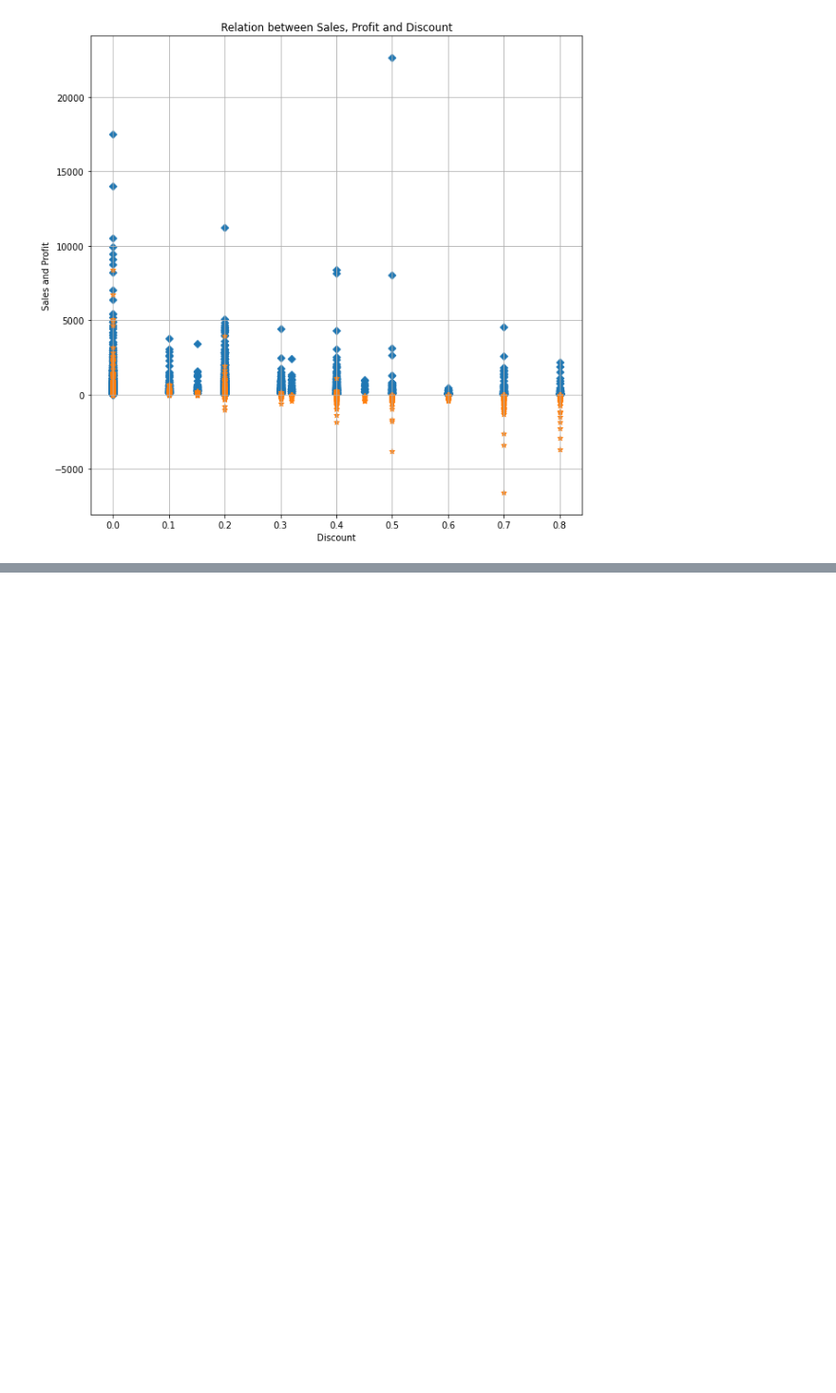
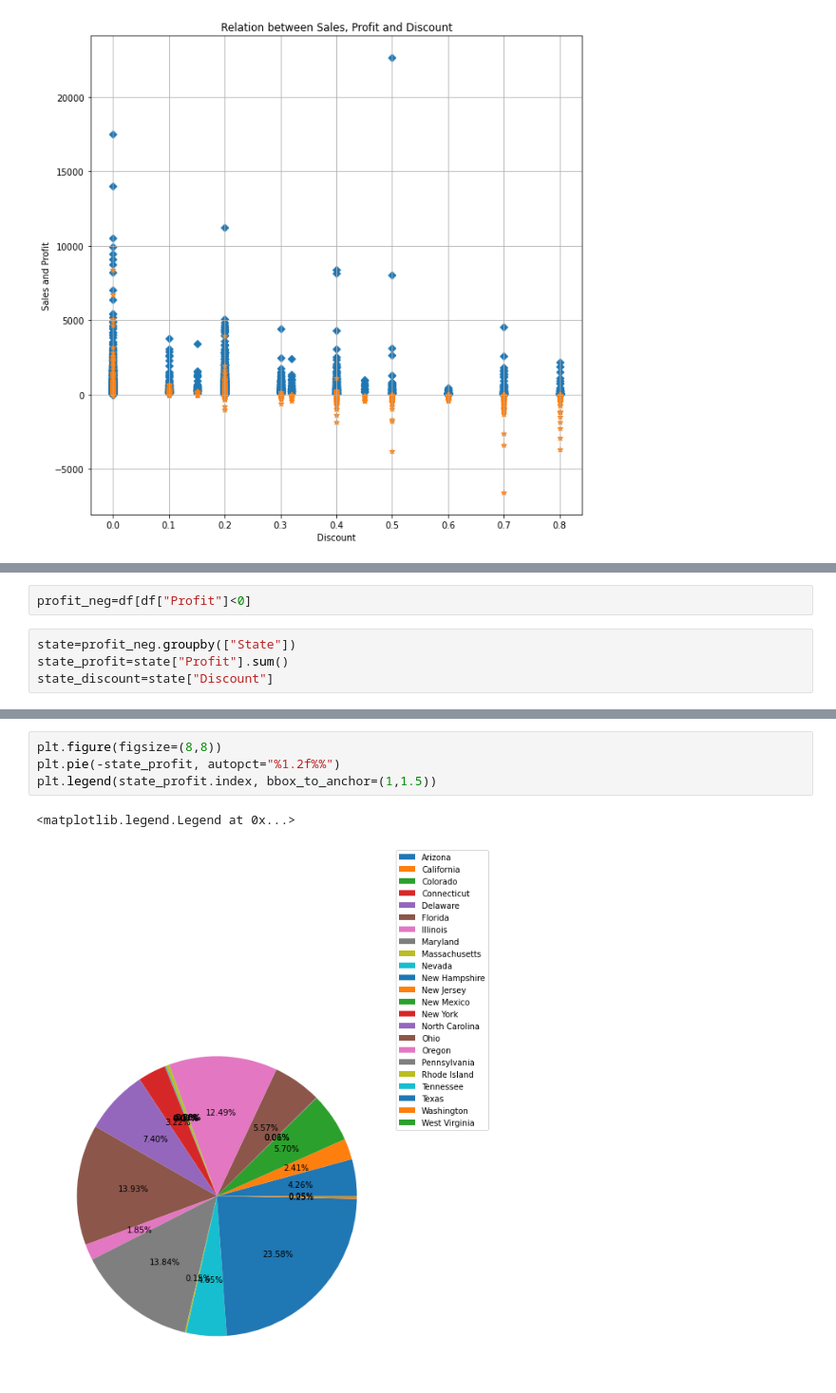
Before and after one commit to Akhil-A0402/Sparks-Machine-Learning-Internship-, a Jupyter notebook: Task03/Task03.ipynb, the cells around one changed output, grey strips where cells are left out. Shown: that part at 95% size. Saved outputs shown, nothing was run; the diff lists cells and outputs as text; blank space fills up the shorter version.

```diff
--- a/Task03/Task03.ipynb
+++ b/Task03/Task03.ipynb
@@ -109,0 +162,6 @@ plt.show()
+# %%
+profit_neg=df[df["Profit"]<0]
+# %%
+state=profit_neg.groupby(["State"])
+state_profit=state["Profit"].sum()
+state_discount=state["Discount"]
@@ -109,0 +188,7 @@ plt.show()
+# %%
+plt.figure(figsize=(8,8))
+plt.pie(-state_profit, autopct="%1.2f%%")
+plt.legend(state_profit.index, bbox_to_anchor=(1,1.5))
+# %% [output]
+<matplotlib.legend.Legend at 0x...>
+[figure, added]
```
Also changed, not shown: parts of 27 cells of this notebook, 1 other file.
